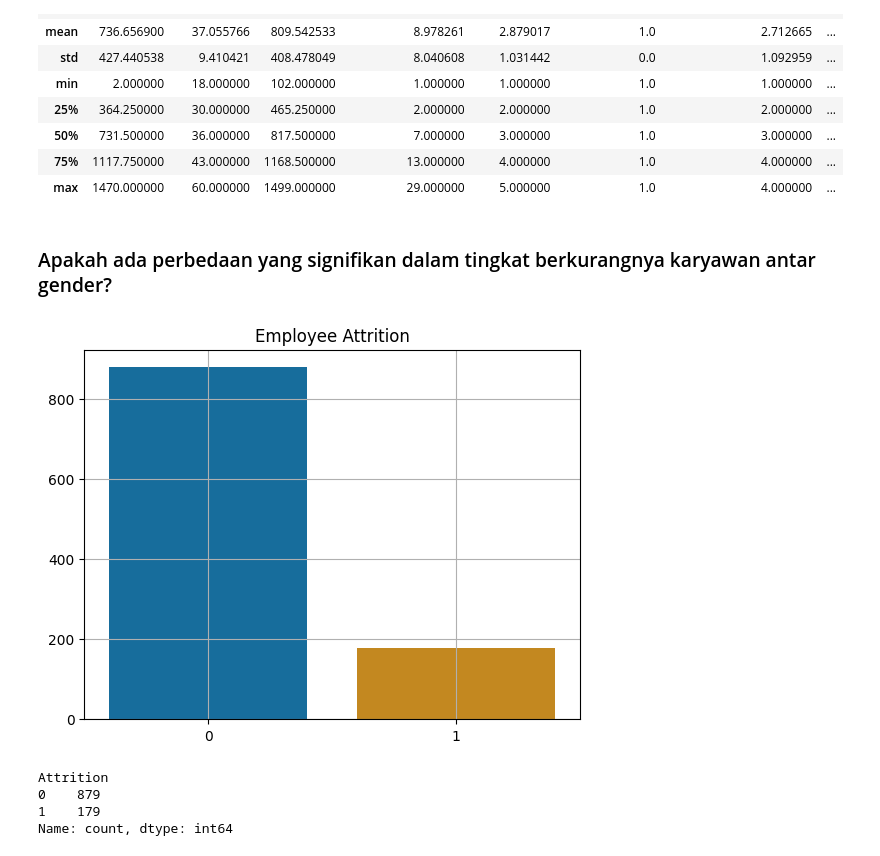
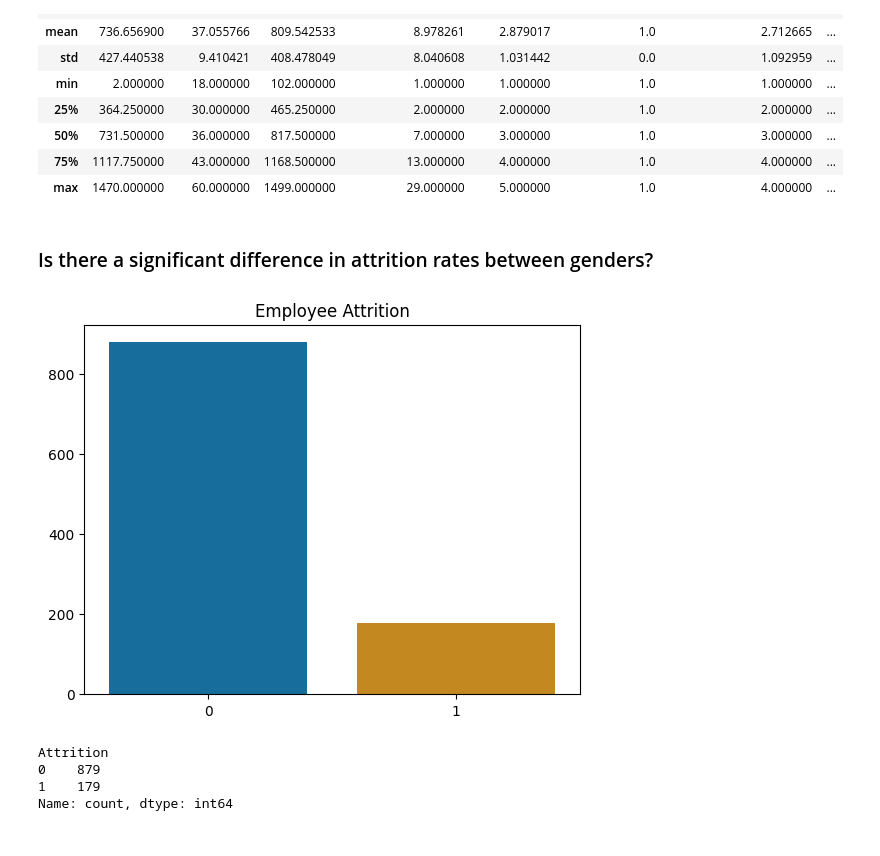
Before and after one commit to gisellehalim/employee-attrition-analysis, a Jupyter notebook: HR_Data_Analysis.ipynb, the cells around one changed output. Saved outputs shown, nothing was run; the diff lists cells and outputs as text; code cells hidden in the pictures.

```diff
--- a/HR_Data_Analysis.ipynb
+++ b/HR_Data_Analysis.ipynb
@@ -164,20 +166,19 @@ df.select_dtypes(include=['int']).describe()
 | max | 1470.000000 | 60.000000 | 1499.000000 | 29.000000 | 5.000000 | 1.0 | 4.000000 | ... |
 # %%
 df['Attrition'] = df['Attrition'].astype(int)
-# %% [markdown]
-### Apakah ada perbedaan yang signifikan dalam tingkat berkurangnya karyawan antar gender?
+# %% [markdown]
+### Is there a significant difference in attrition rates between genders?
 # %%
 #Univariate analysis
 data_plot  = df['Attrition'].value_counts().to_list()
 label_plot = df['Attrition'].value_counts().index.to_list()
 
 title = 'Employee Attrition'
 
 plot       = sns.barplot(x = label_plot, y = data_plot, palette = 'colorblind')
 plot_title = plt.title(title)
-plt.grid(True)
 
 plt.show()
 # %% [output]
-[figure, old version]
+[figure, new version]
 # %%
```
Also changed, not shown: parts of 155 cells of this notebook, 3 other files.
